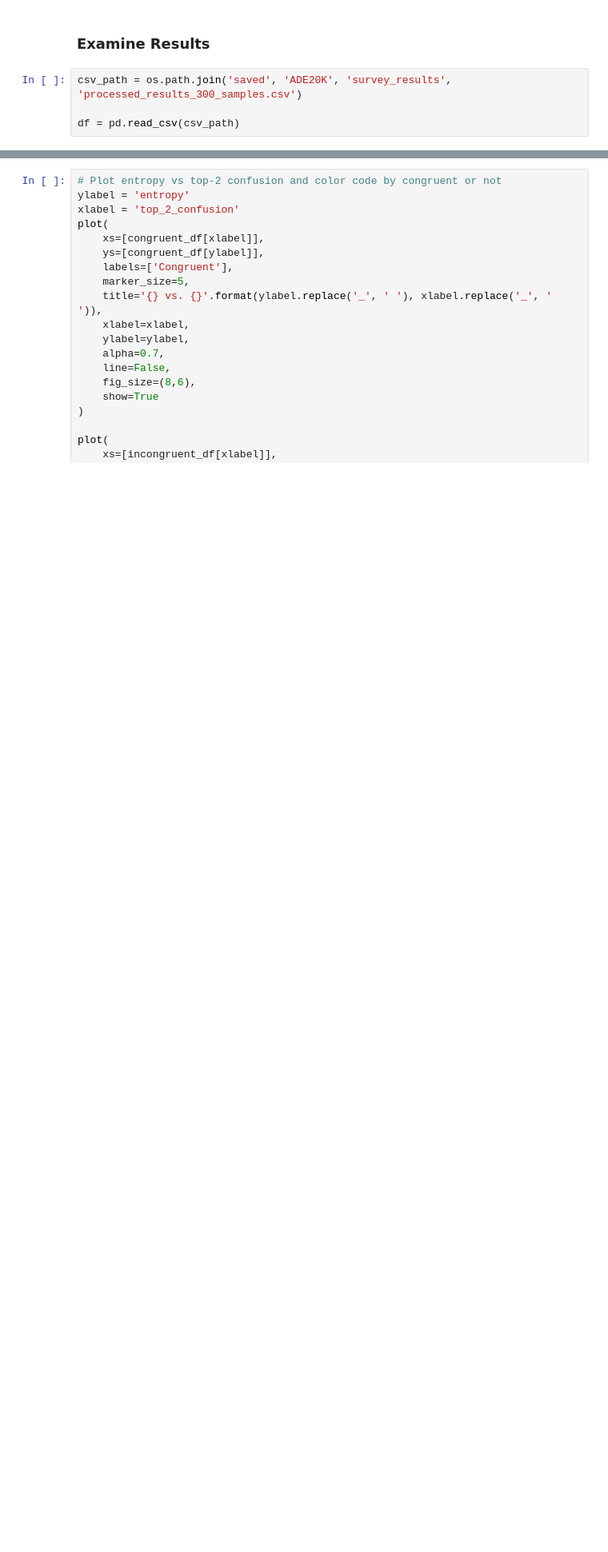
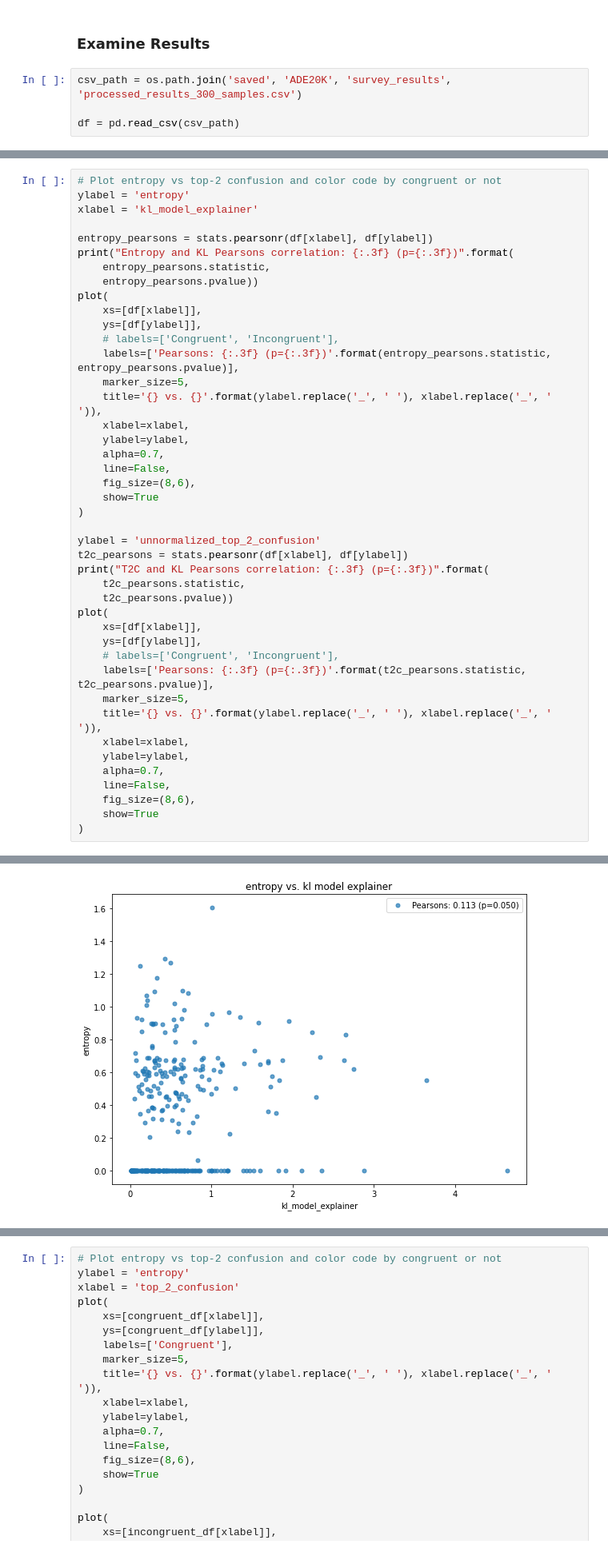
Before and after one commit to allisonchen23/explain-alignment, a Jupyter notebook: process_survey.ipynb, the cells around one changed output, grey strips where cells are left out. Shown at 80% size. Cells and saved outputs as stored; diff of their text form; blank space fills up the shorter version.

```diff
--- a/process_survey.ipynb
+++ b/process_survey.ipynb
@@ -365 +355,45 @@ for confusion_metric in confusion_metrics:
 <Figure size 432x288 with 0 Axes>
+# %%
+# Plot entropy vs top-2 confusion and color code by congruent or not
+ylabel = 'entropy'
+xlabel = 'kl_model_explainer'
+
+entropy_pearsons = stats.pearsonr(df[xlabel], df[ylabel])
+print("Entropy and KL Pearsons correlation: {:.3f} (p={:.3f})".format(
+    entropy_pearsons.statistic,
+    entropy_pearsons.pvalue))
+plot(
+    xs=[df[xlabel]],
+    ys=[df[ylabel]],
+    # labels=['Congruent', 'Incongruent'],
+    labels=['Pearsons: {:.3f} (p={:.3f})'.format(entropy_pearsons.statistic, entropy_pearsons.pvalue)],
+    marker_size=5,
+    title='{} vs. {}'.format(ylabel.replace('_', ' '), xlabel.replace('_', ' ')),
+    xlabel=xlabel,
+    ylabel=ylabel,
+    alpha=0.7,
+    line=False,
+    fig_size=(8,6),
+    show=True
+)
+
+ylabel = 'unnormalized_top_2_confusion'
+t2c_pearsons = stats.pearsonr(df[xlabel], df[ylabel])
+print("T2C and KL Pearsons correlation: {:.3f} (p={:.3f})".format(
+    t2c_pearsons.statistic,
+    t2c_pearsons.pvalue))
+plot(
+    xs=[df[xlabel]],
+    ys=[df[ylabel]],
+    # labels=['Congruent', 'Incongruent'],
+    labels=['Pearsons: {:.3f} (p={:.3f})'.format(t2c_pearsons.statistic, t2c_pearsons.pvalue)],
+    marker_size=5,
+    title='{} vs. {}'.format(ylabel.replace('_', ' '), xlabel.replace('_', ' ')),
+    xlabel=xlabel,
+    ylabel=ylabel,
+    alpha=0.7,
+    line=False,
+    fig_size=(8,6),
+    show=True
+)
+# %% [output]
@@ -365,0 +402 @@ for confusion_metric in confusion_metrics:
+[figure, added]
```
Also changed, not shown: parts of 12 cells of this notebook.
